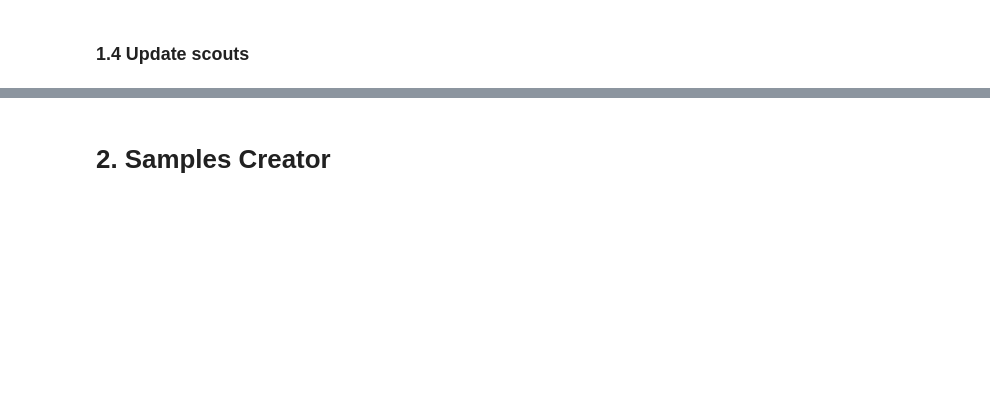
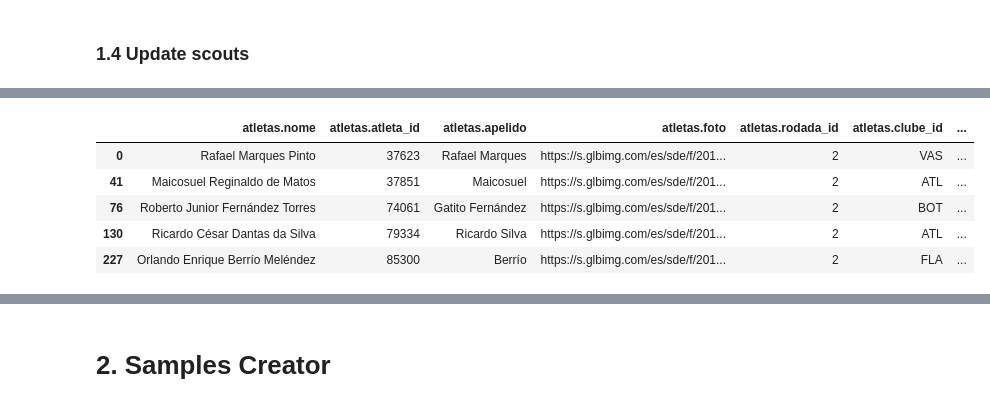
Before and after one commit to henriquepgomide/caRtola, a Jupyter notebook: lib/python/Samples Creator.ipynb, the cells around one changed output, grey strips where cells are left out. Saved outputs shown, nothing was run; the diff lists cells and outputs as text; code cells hidden in the pictures; blank space fills up the shorter version.

```diff
--- a/lib/python/Samples Creator.ipynb
+++ b/lib/python/Samples Creator.ipynb
@@ -249 +236,12 @@ df_scouts.iloc[errors, :].head(10) if errors.shape[0] != 0 else print("Nenhum er
+# %%
+# remove such players with wrong pontuation (DO NOT RUN TWICE!)
+df_scouts.drop(df.index[errors], inplace=True)
+df_scouts.head()
+# %% [output]
+|  | atletas.nome | atletas.atleta_id | atletas.apelido | atletas.foto | atletas.rodada_id | atletas.clube_id | ... |
+| 0 | Rafael Marques Pinto | 37623 | Rafael Marques | https://s.glbimg.com/es/sde/f/201... | 2 | VAS | ... |
+| 41 | Maicosuel Reginaldo de Matos | 37851 | Maicosuel | https://s.glbimg.com/es/sde/f/201... | 2 | ATL | ... |
+| 76 | Roberto Junior Fernández Torres | 74061 | Gatito Fernández | https://s.glbimg.com/es/sde/f/201... | 2 | BOT | ... |
+| 130 | Ricardo César Dantas da Silva | 79334 | Ricardo Silva | https://s.glbimg.com/es/sde/f/201... | 2 | ATL | ... |
+| 227 | Orlando Enrique Berrío Meléndez | 85300 | Berrío | https://s.glbimg.com/es/sde/f/201... | 2 | FLA | ... |
 # %%
```
Also changed, not shown: parts of 19 cells of this notebook, 3 other files.
